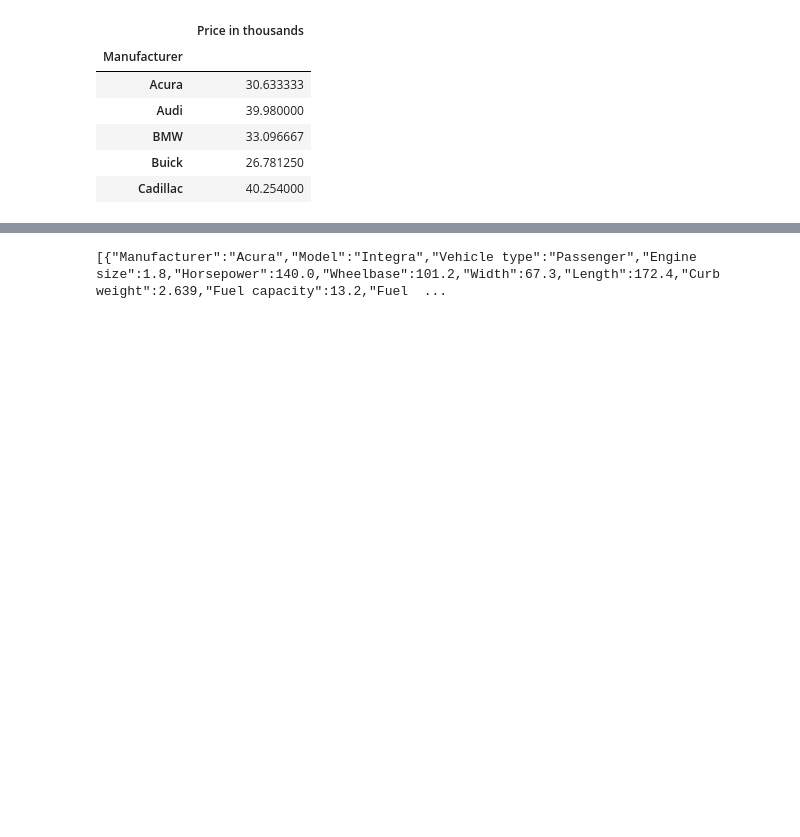
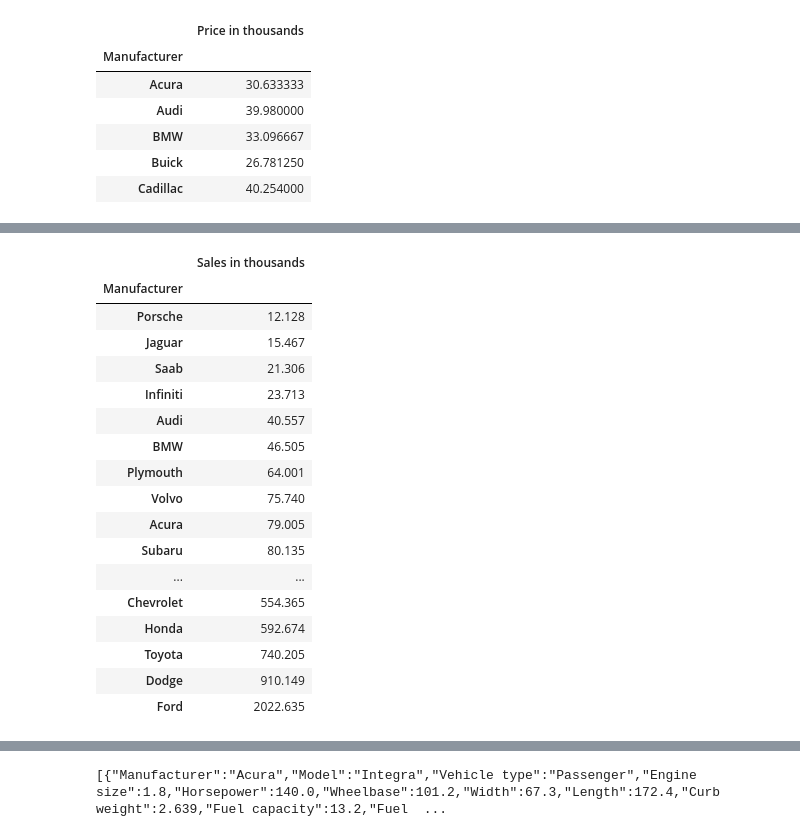
Before and after one commit to CarlosCocuy/ProjectETL, a Jupyter notebook: Project 2 ETL.ipynb, the cells around one changed output, grey strips where cells are left out. Cells and saved outputs as stored; diff of their text form; code cells hidden in the pictures; blank space fills up the shorter version.

```diff
--- a/Project 2 ETL.ipynb
+++ b/Project 2 ETL.ipynb
@@ -100,2 +111,24 @@ sort_sales.head()
+# %%
+sort_sales = sales_df.sort_values(by = 'Sales in thousands')
+sort_sales
+# %% [output]
+|  | Sales in thousands |
+| Manufacturer |  |
+| Porsche | 12.128 |
+| Jaguar | 15.467 |
+| Saab | 21.306 |
+| Infiniti | 23.713 |
+| Audi | 40.557 |
+| BMW | 46.505 |
+| Plymouth | 64.001 |
+| Volvo | 75.740 |
+| Acura | 79.005 |
+| Subaru | 80.135 |
+| ... | ... |
+| Chevrolet | 554.365 |
+| Honda | 592.674 |
+| Toyota | 740.205 |
+| Dodge | 910.149 |
+| Ford | 2022.635 |
 # %%
 manufacturer_input=sales_df.merge(price_df, on='Manufacturer')
```
Also changed, not shown: parts of 8 cells of this notebook, 1 other file.
